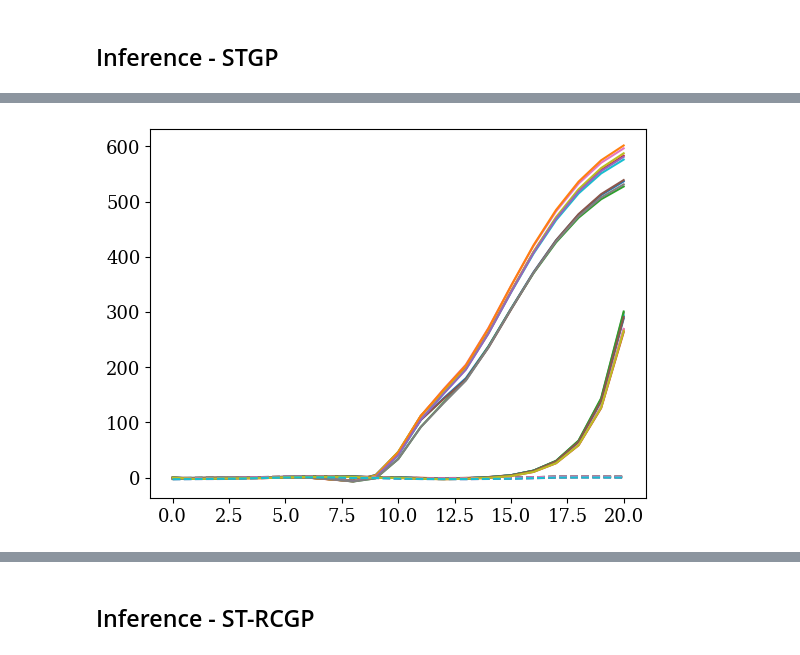
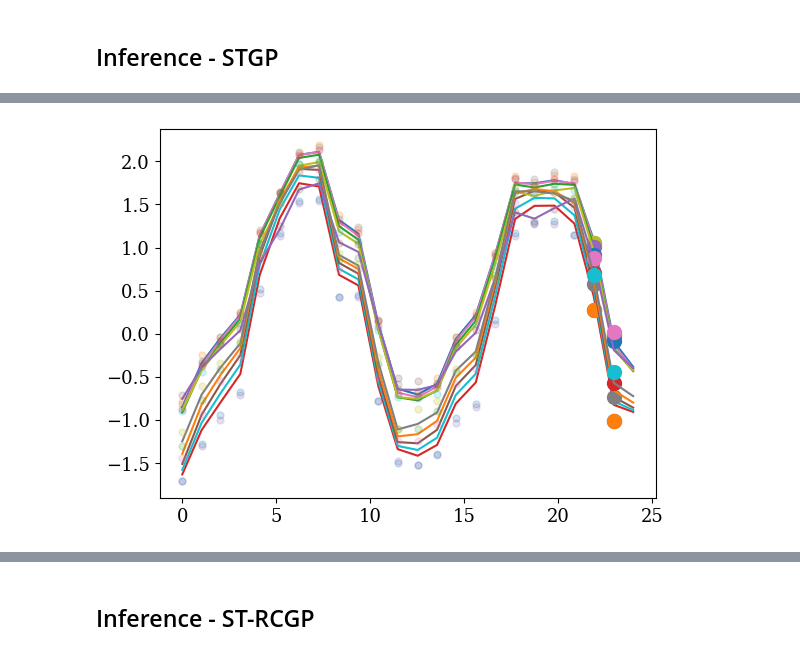
Before and after one commit to williamlaplante/ST-RCGP, a Jupyter notebook: experiments/weather-forecasting/model-fitting.ipynb, the cells around one changed output, grey strips where cells are left out. Cells and saved outputs as stored; diff of their text form; code cells hidden in the pictures.

```diff
--- a/experiments/weather-forecasting/model-fitting.ipynb
+++ b/experiments/weather-forecasting/model-fitting.ipynb
@@ -140,7 +154,7 @@ df = df[(df['lat'] > LAT_MIN) & (df['lat'] < LAT_MAX) & (df['lon'] > LON_MIN) &
 #restricting time steps to desired time span
 df = df[df['time'] > '2022-01-01'].reset_index(drop=True)
 time_numeric = df['time'].astype(int)
-time_numeric = (time_numeric - time_numeric.min())/ (time_numeric.max() - time_numeric.min())
+time_numeric = (time_numeric - time_numeric.min())/ (time_numeric.max() - time_numeric.min()) * 24
 df['time_numeric'] = time_numeric
 
 #Splitting into train/test
@@ -151,10 +165,10 @@ df_train = df[~test_idx].copy()
 #Adding Outliers in -2 idx to test data
 np.random.seed(0)
 outlier_idx_block = (df_test.time==df_test.time.unique()[-2]) & (df_test['lat'] > 51.25) & (df_test['lat'] < 53.25) & (df_test['lon'] > -3) & (df_test['lon'] < -1)
-outlier_idx = np.random.choice(df_test.index[outlier_idx_block], size=int(0.8*len(df_test.index[outlier_idx_block]/2)), replace=False)
+outlier_idx = np.random.choice(df_test.index[outlier_idx_block], size=int(0.5 * len(df_test.index[outlier_idx_block])), replace=False)
 
 df_test.loc[:, "tmp_data"]= df_test.loc[:, "tmp"].copy()
-df_test.loc[outlier_idx, "tmp_data"] = df_test.loc[outlier_idx, "tmp_data"] * 10
+df_test.loc[outlier_idx, "tmp_data"] = np.random.normal(120, scale=10, size=len(outlier_idx)).astype(np.float32)
 
 #Replacing tmp values with NaNs so that we predict
 df_test.loc[df_test.time==df_test.time.unique()[-1], "tmp_data"] = np.nan
@@ -370,5 +423,5 @@ RMSE :  5.1696825
 # %%
-for i in range(10):
+"""for i in range(10):
     plt.plot(preds_smooth_stgp0[:, 4 * i])
-    plt.plot(Ys_train[:, 4 * i], '--')
+    plt.plot(Ys_train[:, 4 * i], '--')"""
 # %% [output]
@@ -376,20 +429,7 @@ for i in range(10):
 # %%
-stgp_base_model = SpatioTemporalRCGP(ts=ts_train, grid=grid, Ys=Ys_train, p=1)
+stgp_base_model = SpatioTemporalRCGP(ts=ts, grid=grid, Ys=Ys, p=1)
 
 params = pd.read_csv("STGP_params.csv", index_col=0)
-#Hyperparameters
-"""var_y = 1.
-magnitude_space=1.
-magnitude_time=2.
-lengthscale_space=0.7
-lengthscale_time=1.
-
-stgp_base_model.var_y = var_y
-stgp_base_model.temporal_lengthscale = lengthscale_time
-stgp_base_model.temporal_magnitude = magnitude_time
-stgp_base_model.spatial_lengthscale = lengthscale_space
-stgp_base_model.spatial_magnitude = magnitude_space
-"""
 
 stgp_base_model.var_y = params.loc["var"].item()
 stgp_base_model.temporal_lengthscale = params.loc["tl"].item()
@@ -427,9 +476,7 @@ RMSE :  1991.207
 # %%
 for i in range(10):
-    plt.plot(preds_smooth_stgp[:, 4 * i])
-    plt.plot(preds_filt_stgp[:, 4 * i])
-
-
-    plt.plot(Ys_train[:, 4 * i], '--')
+    plt.plot(ts, preds_smooth_stgp[:, 10 * i], label="Pred")
+    plt.plot(ts_train, Ys_train[:, 10 * i], '.', alpha=0.2, markersize=10, label="Train data")
+    plt.plot(ts_test, Ys_test[:, 10 * i], '.', markersize=20, label="Test data")
 # %% [output]
-[figure, old version]
+[figure, new version]
```
Also changed, not shown: parts of 26 cells of this notebook, 2 other files.
